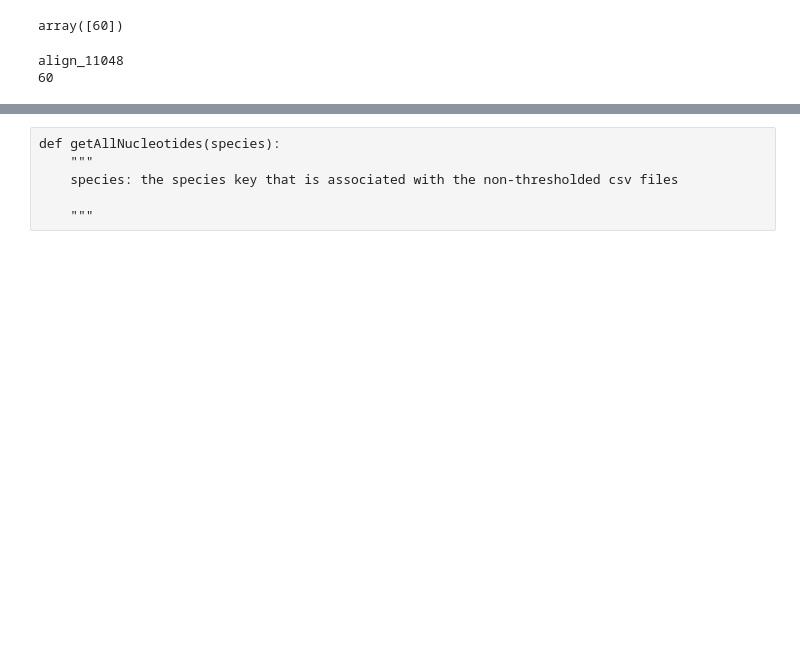
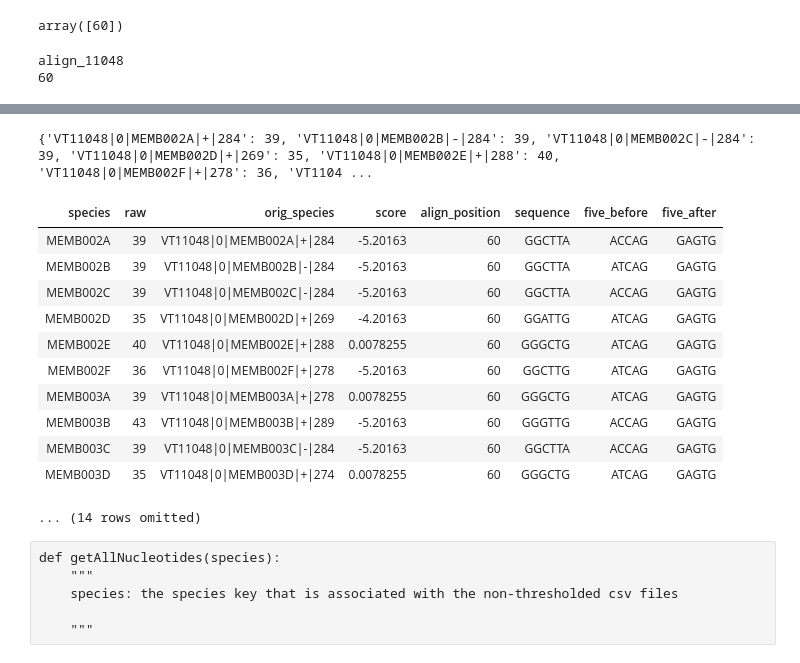
Before and after one commit to DiscoveryDNA/TFBS_presence, a Jupyter notebook: code/2.Motif_Extraction.ipynb, the cells around one changed output, grey strips where cells are left out. Saved outputs shown, nothing was run; the diff lists cells and outputs as text; code cells hidden in the pictures; blank space fills up the shorter version.

```diff
--- a/code/2.Motif_Extraction.ipynb
+++ b/code/2.Motif_Extraction.ipynb
@@ -272,3 +273,31 @@ for pos in a:
+# %%
+record_dict = SeqIO.to_dict(SeqIO.parse("../data/raw/outlier_rm_with_length_VT11048.fa", "fasta"))
+sequence = record_dict['VT11048|0|MEMB002A|+|284']
+species_dict = dict(zip(spec.column(2), spec.column(1)))
+print(species_dict)
+seq = []
+five_before = []
+five_after = []
+for key in species_dict:
+    sequence = record_dict[key]
+    seq.append(seqToString(sequence[species_dict[key]:species_dict[key] + 6]))
+    five_before.append(seqToString(sequence[species_dict[key] - 5:species_dict[key]]))
+    five_after.append(seqToString(sequence[species_dict[key] + 6:species_dict[key] + 11]))
+spec.with_columns('sequence', seq, 'five_before', five_before, 'five_after', five_after)
+# %% [output]
+{'VT11048|0|MEMB002A|+|284': 39, 'VT11048|0|MEMB002B|-|284': 39, 'VT11048|0|MEMB002C|-|284': 39, 'VT11048|0|MEMB002D|+|269': 35, 'VT11048|0|MEMB002E|+|288': 40, 'VT11048|0|MEMB002F|+|278': 36, 'VT1104 ...
+| species | raw | orig_species | score | align_position | sequence | five_before | five_after |
+| MEMB002A | 39 | VT11048|0|MEMB002A|+|284 | -5.20163 | 60 | GGCTTA | ACCAG | GAGTG |
+| MEMB002B | 39 | VT11048|0|MEMB002B|-|284 | -5.20163 | 60 | GGCTTA | ATCAG | GAGTG |
+| MEMB002C | 39 | VT11048|0|MEMB002C|-|284 | -5.20163 | 60 | GGCTTA | ACCAG | GAGTG |
+| MEMB002D | 35 | VT11048|0|MEMB002D|+|269 | -4.20163 | 60 | GGATTG | ATCAG | GAGTG |
+| MEMB002E | 40 | VT11048|0|MEMB002E|+|288 | 0.0078255 | 60 | GGGCTG | ATCAG | GAGTG |
+| MEMB002F | 36 | VT11048|0|MEMB002F|+|278 | -5.20163 | 60 | GGCTTG | ATCAG | GAGTG |
+| MEMB003A | 39 | VT11048|0|MEMB003A|+|278 | 0.0078255 | 60 | GGGCTG | ATCAG | GAGTG |
+| MEMB003B | 43 | VT11048|0|MEMB003B|+|289 | -5.20163 | 60 | GGGTTG | ACCAG | GAGTG |
+| MEMB003C | 39 | VT11048|0|MEMB003C|-|284 | -5.20163 | 60 | GGCTTA | ACCAG | GAGTG |
+| MEMB003D | 35 | VT11048|0|MEMB003D|+|274 | 0.0078255 | 60 | GGGCTG | ATCAG | GAGTG |
+... (14 rows omitted)
 # %% [raw]
 def getAllNucleotides(species):
     """
```
Also changed, not shown: parts of 2 cells of this notebook.
